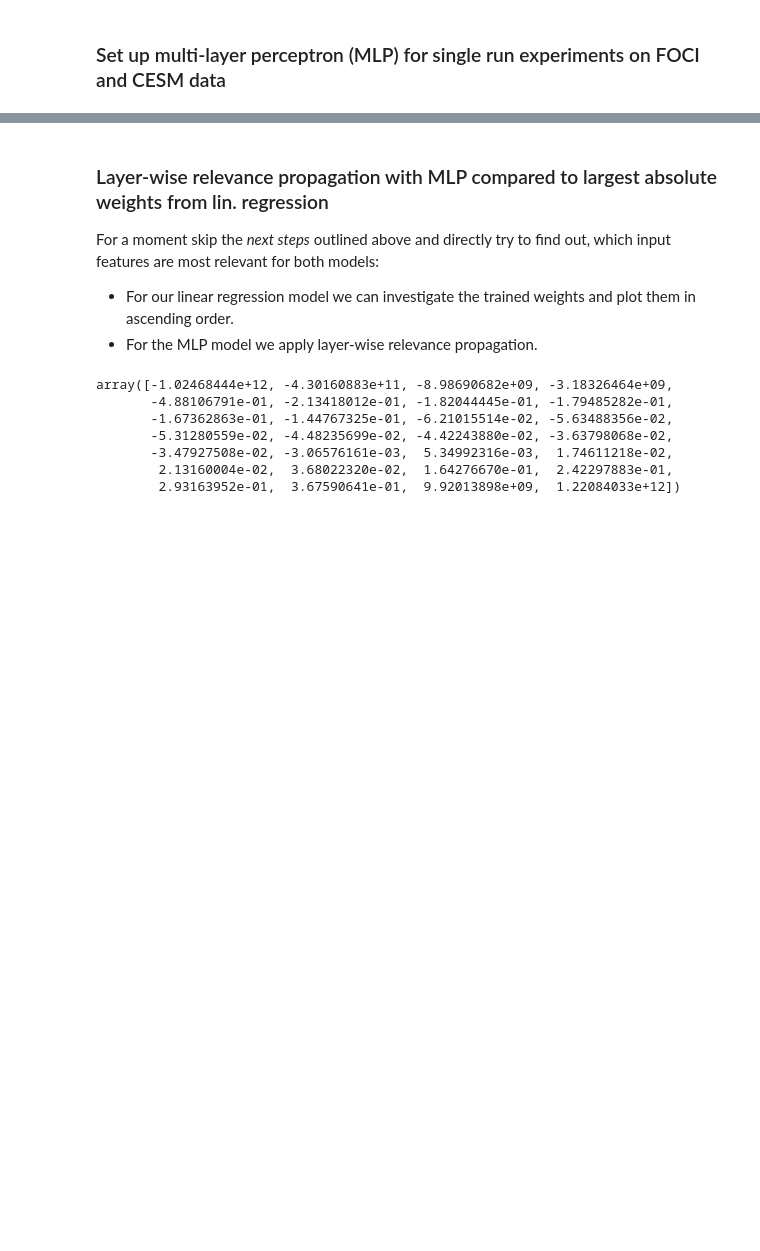
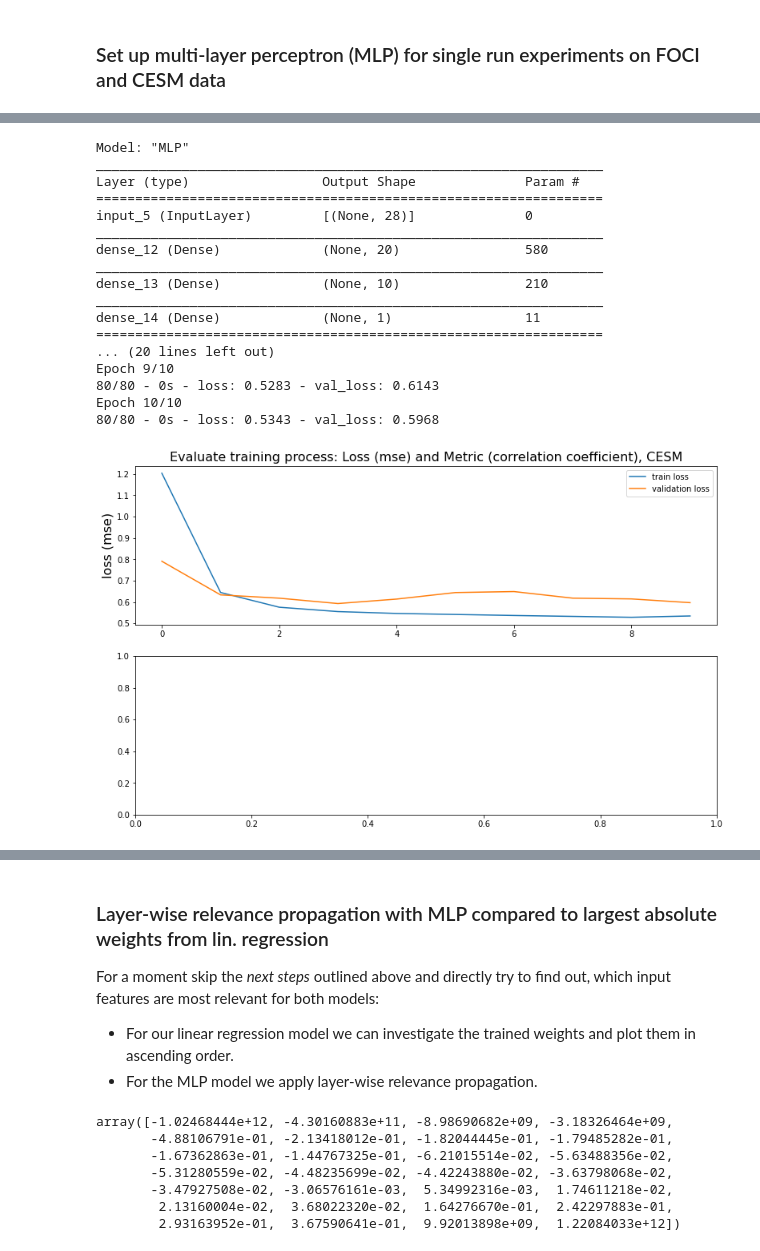
Before and after one commit to MarcoLandtHayen/cicmod_application, a Jupyter notebook: notebooks/01_sahel_rainfall_prediction_seasonal_anomalies.ipynb, the cells around one changed output, grey strips where cells are left out. Drawn from its saved outputs; the diff is of its cells as text; code cells hidden in the pictures; blank space fills up the shorter version.

```diff
--- a/notebooks/01_sahel_rainfall_prediction_seasonal_anomalies.ipynb
+++ b/notebooks/01_sahel_rainfall_prediction_seasonal_anomalies.ipynb
@@ -500,0 +676,75 @@ Correlation of predictions on validation data from MLP and lin. Reg. (FOCI):  0.
+# %%
+## MLP on CESM:
+
+## Set parameters upfront:
+lr = 0.0005 # Learning rate
+epc = 10 # Number of epochs
+batch_size = 10 # Batch size
+in_features = train_input_CESM.shape[1] # Number of input features
+
+# Optionally use L1 and/or L2 regularization drive small weights and/or bias to zero or penalize large weights
+# and/or bias, respectively:
+kernel_reg_Dense=tfr.l1_l2(l1=0, l2=0)
+bias_reg_Dense=tfr.l1_l2(l1=0, l2=0)
+
+# Set up layers:
+inputs = Input(shape=(in_features))
+hidden_1 = Dense(20, activation='linear', kernel_regularizer=kernel_reg_Dense)(inputs)
+hidden_2 = Dense(10, activation='linear', kernel_regularizer=kernel_reg_Dense)(hidden_1)
+output = Dense(1, activation='linear')(hidden_2)
+
+## Alternatively try more hidden layers with ReLU activation:
+# # Set up layers:
+# inputs = Input(shape=(in_features))
+# hidden_1 = Dense(30, activation='relu')(inputs)
+# hidden_2 = Dense(30, activation='relu')(hidden_1)
+# hidden_3 = Dense(30, activation='relu')(hidden_2)
+# hidden_4 = Dense(30, activation='relu')(hidden_3)
+# output = Dense(1, activation='linear')(hidden_4)
+
+# Define and compile model :
+model_MLP = Model(inputs, output, name='MLP')
+opt = Adam(lr=lr) #SGD(lr=lr)
+model_MLP.compile(loss='mse', optimizer=opt, metrics=[correlation_coefficient])
+model_MLP.summary()
+
+## train model on FOCI data:
+history = model_MLP.fit(train_input_CESM, train_target_CESM, epochs=epc, verbose=2, shuffle=True,
+                    batch_size=batch_size, validation_data=(val_input_CESM, val_target_CESM))
+
+# Plot loss (mse) and metric (correlation coefficient) on train and validation data (FOCI):
+fig, axes = plt.subplots(2, 1, figsize=(13,8))
+axes[0].set_title("Evaluate training process: Loss (mse) and Metric (correlation coefficient), CESM", fontsize=16)
+axes[0].plot(history.history['loss'], label='train loss'),
+axes[0].plot(history.history['val_loss'], label='validation loss')
+axes[0].set_ylabel("loss (mse)", fontsize=16)
+axes[0].legend()
+axes[1].plot(history.history['correlation_coefficient'], label='train correlation'),
+axes[1].plot(history.history['val_correlation_coefficient'], label='validation correlation')
+axes[1].set_ylabel("Correlation Coeff", fontsize=16)
+axes[1].legend()
+axes[1].set_xlabel("Epoch", fontsize=16)
+plt.show()
+
+## Get model predictions on train and validation data:
+train_pred_MLP_CESM = model_MLP.predict(train_input_CESM)
+val_pred_MLP_CESM = model_MLP.predict(val_input_CESM)
+# %% [output]
+Model: "MLP"
+_________________________________________________________________
+Layer (type)                 Output Shape              Param #
+=================================================================
+input_5 (InputLayer)         [(None, 28)]              0
+_________________________________________________________________
+dense_12 (Dense)             (None, 20)                580
+_________________________________________________________________
+dense_13 (Dense)             (None, 10)                210
+_________________________________________________________________
+dense_14 (Dense)             (None, 1)                 11
+=================================================================
+... (20 lines left out)
+Epoch 9/10
+80/80 - 0s - loss: 0.5283 - val_loss: 0.6143
+Epoch 10/10
+80/80 - 0s - loss: 0.5343 - val_loss: 0.5968
+[figure, added]
```
Also changed, not shown: parts of 17 cells of this notebook, 6 other files.
